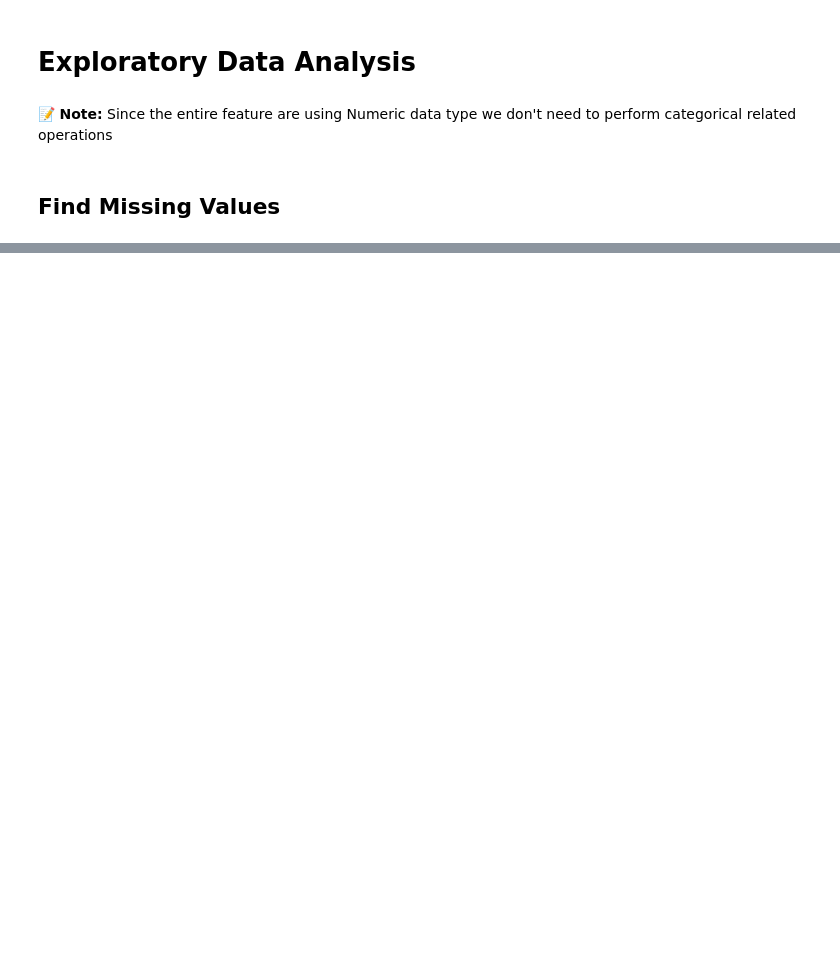
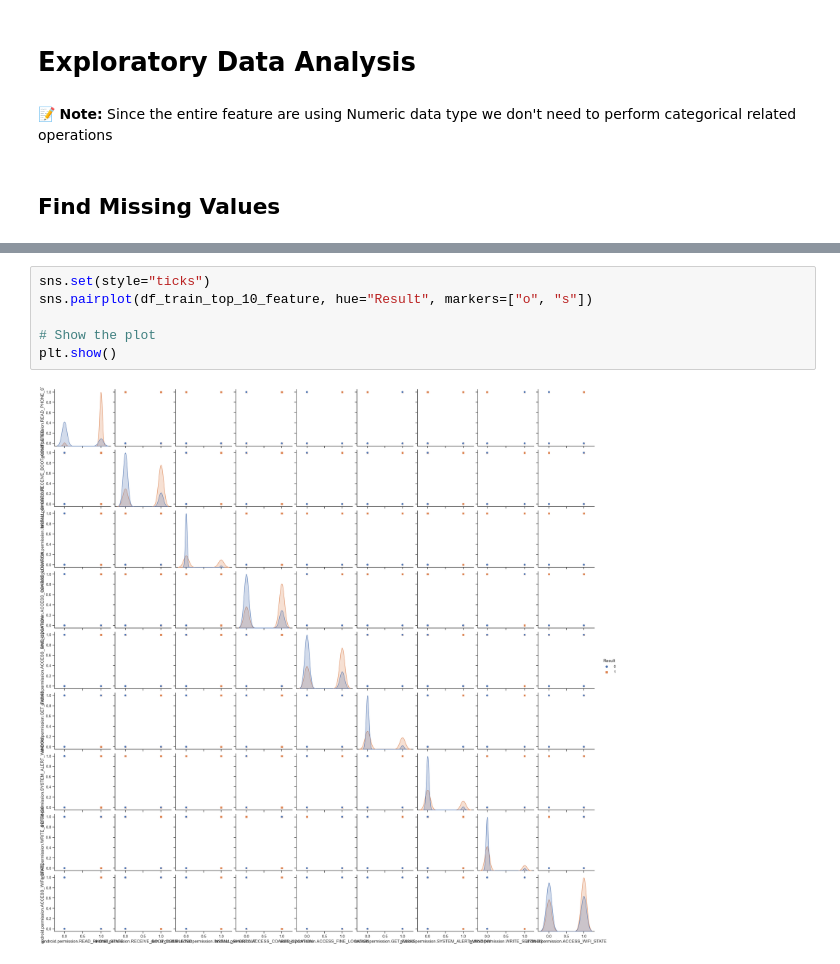
Before and after one commit to ZahrizhalAli/naticusdroid-dsi, a Jupyter notebook: naticusdroid-analysis-and-ml.ipynb, the cells around one changed output, grey strips where cells are left out. Saved outputs shown, nothing was run; the diff lists cells and outputs as text; blank space fills up the shorter version.

```diff
--- a/naticusdroid-analysis-and-ml.ipynb
+++ b/naticusdroid-analysis-and-ml.ipynb
@@ -141,0 +299,8 @@ Amount of Other Permission column: 2
+# %%
+sns.set(style="ticks")
+sns.pairplot(df_train_top_10_feature, hue="Result", markers=["o", "s"])
+
+# Show the plot
+plt.show()
+# %% [output]
+[figure, added]
```
Also changed, not shown: parts of 85 cells of this notebook, 6 other files.
